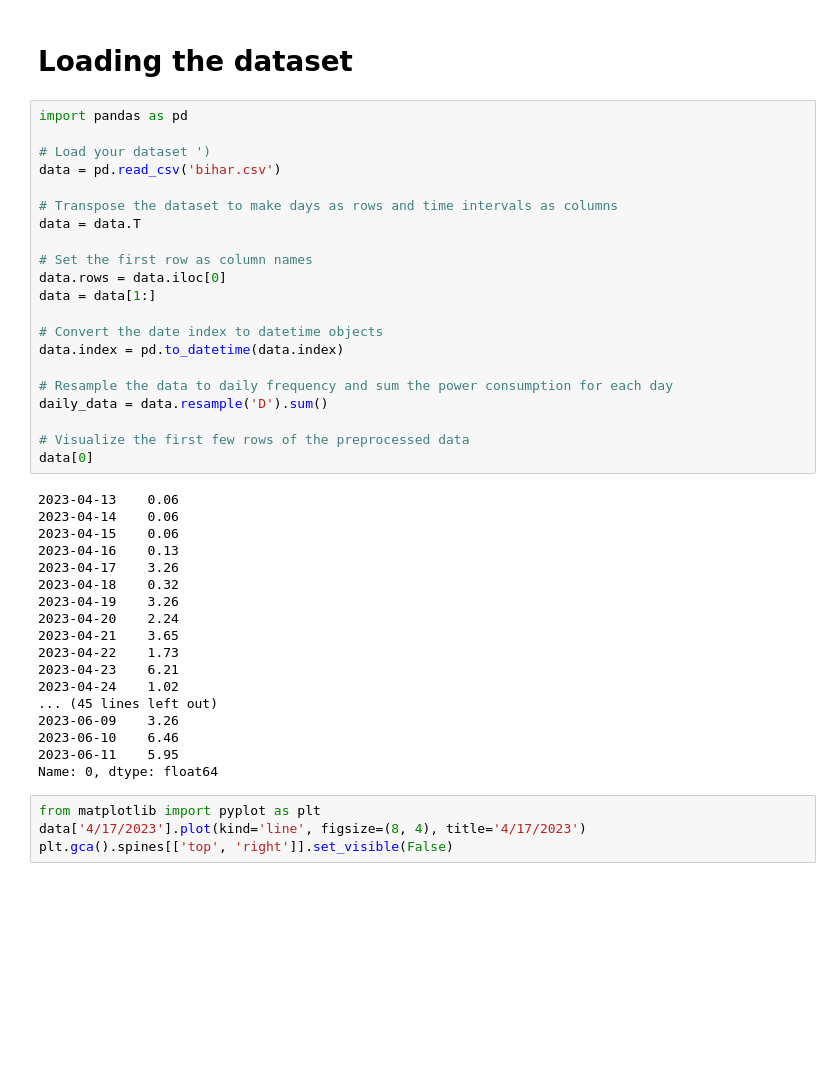
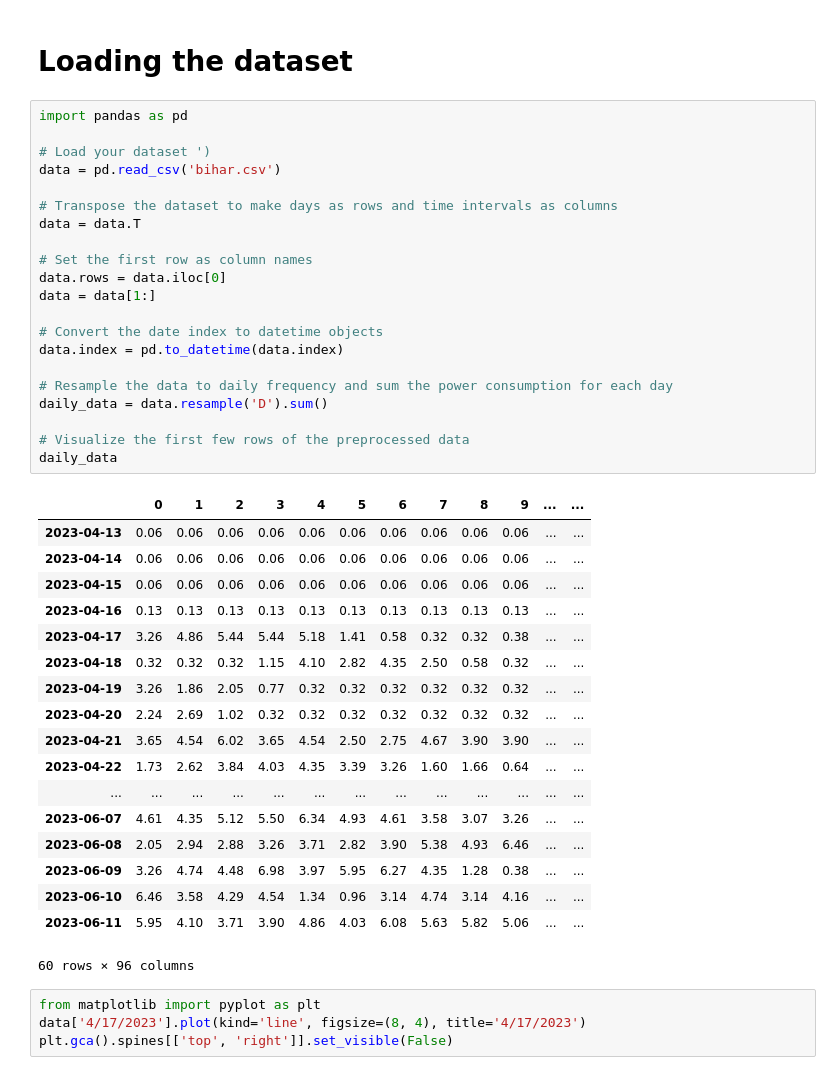
Before and after one commit to hardik1408/Campus-fora-backend, a Jupyter notebook: bihar.ipynb, the cells around one changed output. Cells and saved outputs as stored; diff of their text form; blank space fills up the shorter version.

```diff
--- a/bihar.ipynb
+++ b/bihar.ipynb
@@ -3,42 +5,43 @@
 # %%
 import pandas as pd
 
 # Load your dataset ')
 data = pd.read_csv('bihar.csv')
 
 # Transpose the dataset to make days as rows and time intervals as columns
 data = data.T
 
 # Set the first row as column names
 data.rows = data.iloc[0]
 data = data[1:]
 
 # Convert the date index to datetime objects
 data.index = pd.to_datetime(data.index)
 
 # Resample the data to daily frequency and sum the power consumption for each day
 daily_data = data.resample('D').sum()
 
 # Visualize the first few rows of the preprocessed data
-data[0]
+daily_data
 # %% [output]
+|  | 0 | 1 | 2 | 3 | 4 | 5 | 6 | 7 | 8 | 9 | ... | ... |
+| 2023-04-13 | 0.06 | 0.06 | 0.06 | 0.06 | 0.06 | 0.06 | 0.06 | 0.06 | 0.06 | 0.06 | ... | ... |
+| 2023-04-14 | 0.06 | 0.06 | 0.06 | 0.06 | 0.06 | 0.06 | 0.06 | 0.06 | 0.06 | 0.06 | ... | ... |
+| 2023-04-15 | 0.06 | 0.06 | 0.06 | 0.06 | 0.06 | 0.06 | 0.06 | 0.06 | 0.06 | 0.06 | ... | ... |
+| 2023-04-16 | 0.13 | 0.13 | 0.13 | 0.13 | 0.13 | 0.13 | 0.13 | 0.13 | 0.13 | 0.13 | ... | ... |
+| 2023-04-17 | 3.26 | 4.86 | 5.44 | 5.44 | 5.18 | 1.41 | 0.58 | 0.32 | 0.32 | 0.38 | ... | ... |
+| 2023-04-18 | 0.32 | 0.32 | 0.32 | 1.15 | 4.10 | 2.82 | 4.35 | 2.50 | 0.58 | 0.32 | ... | ... |
+| 2023-04-19 | 3.26 | 1.86 | 2.05 | 0.77 | 0.32 | 0.32 | 0.32 | 0.32 | 0.32 | 0.32 | ... | ... |
+| 2023-04-20 | 2.24 | 2.69 | 1.02 | 0.32 | 0.32 | 0.32 | 0.32 | 0.32 | 0.32 | 0.32 | ... | ... |
+| 2023-04-21 | 3.65 | 4.54 | 6.02 | 3.65 | 4.54 | 2.50 | 2.75 | 4.67 | 3.90 | 3.90 | ... | ... |
+| 2023-04-22 | 1.73 | 2.62 | 3.84 | 4.03 | 4.35 | 3.39 | 3.26 | 1.60 | 1.66 | 0.64 | ... | ... |
+| ... | ... | ... | ... | ... | ... | ... | ... | ... | ... | ... | ... | ... |
+| 2023-06-07 | 4.61 | 4.35 | 5.12 | 5.50 | 6.34 | 4.93 | 4.61 | 3.58 | 3.07 | 3.26 | ... | ... |
+| 2023-06-08 | 2.05 | 2.94 | 2.88 | 3.26 | 3.71 | 2.82 | 3.90 | 5.38 | 4.93 | 6.46 | ... | ... |
+| 2023-06-09 | 3.26 | 4.74 | 4.48 | 6.98 | 3.97 | 5.95 | 6.27 | 4.35 | 1.28 | 0.38 | ... | ... |
+| 2023-06-10 | 6.46 | 3.58 | 4.29 | 4.54 | 1.34 | 0.96 | 3.14 | 4.74 | 3.14 | 4.16 | ... | ... |
+| 2023-06-11 | 5.95 | 4.10 | 3.71 | 3.90 | 4.86 | 4.03 | 6.08 | 5.63 | 5.82 | 5.06 | ... | ... |
-2023-04-13    0.06
-2023-04-14    0.06
-2023-04-15    0.06
-2023-04-16    0.13
-2023-04-17    3.26
-2023-04-18    0.32
-2023-04-19    3.26
-2023-04-20    2.24
-2023-04-21    3.65
-2023-04-22    1.73
-2023-04-23    6.21
-2023-04-24    1.02
-... (45 lines left out)
-2023-06-09    3.26
-2023-06-10    6.46
-2023-06-11    5.95
-Name: 0, dtype: float64
+60 rows × 96 columns
 # %%
 from matplotlib import pyplot as plt
 data['4/17/2023'].plot(kind='line', figsize=(8, 4), title='4/17/2023')
```
Also changed, not shown: parts of 5 cells of this notebook.
